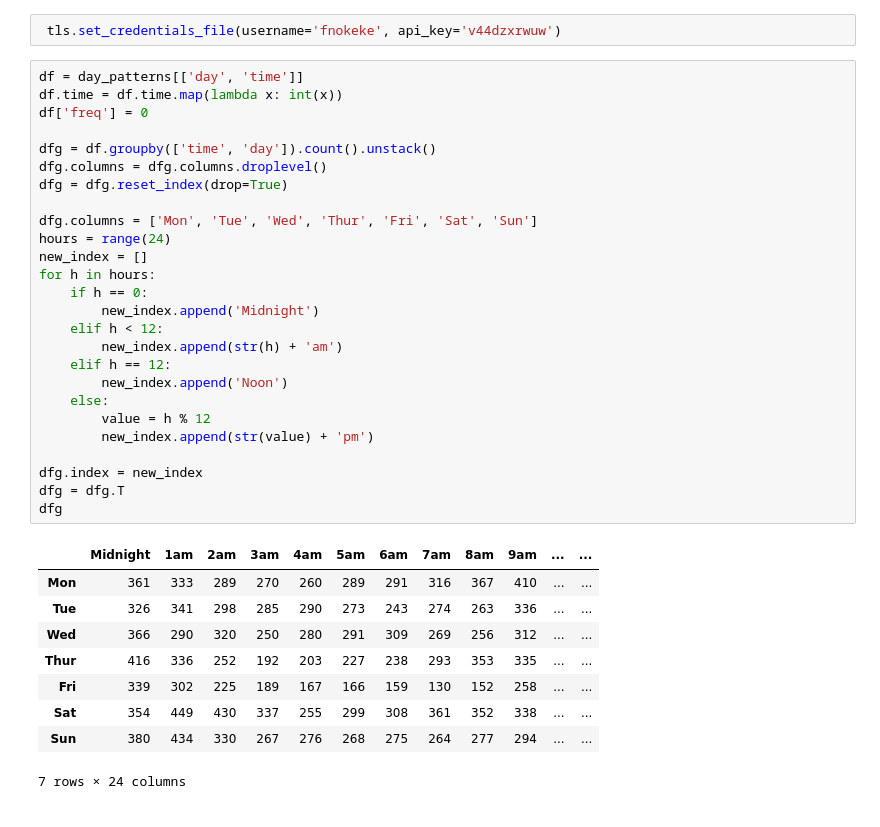
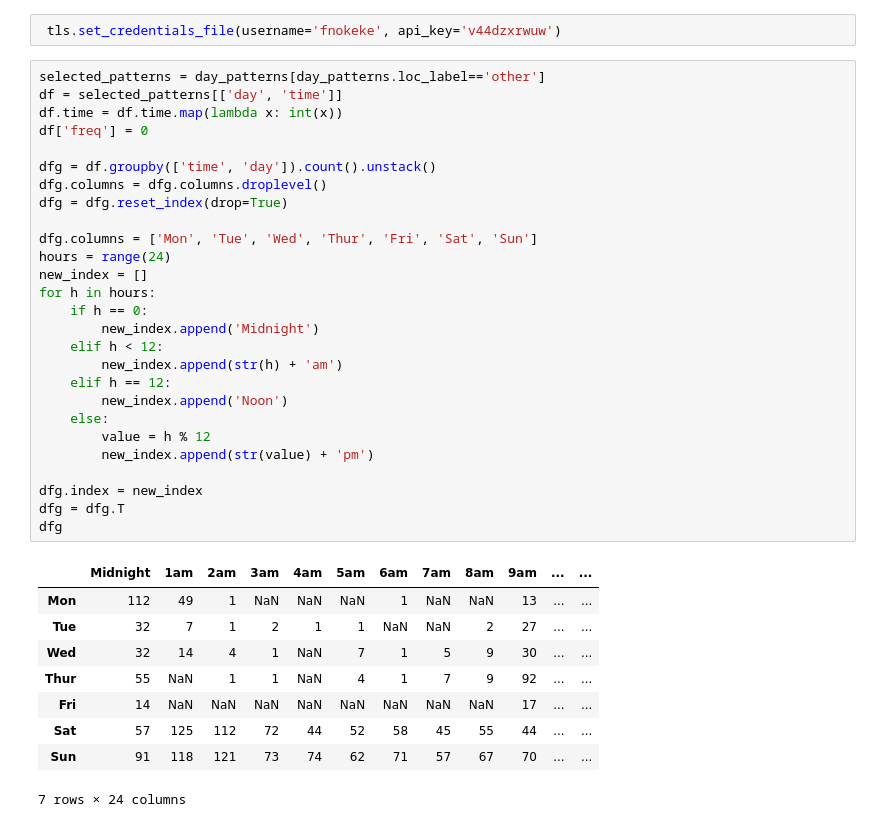
Before and after one commit to fnokeke/student-streams, a Jupyter notebook: src/location-streams.ipynb, the cells around one changed output. Drawn from its saved outputs; the diff is of its cells as text.

```diff
--- a/src/location-streams.ipynb
+++ b/src/location-streams.ipynb
@@ -352,40 +363,41 @@ index_2: 18.
 # %%
  tls.set_credentials_file(username='fnokeke', api_key='v44dzxrwuw')
 # %%
-df = day_patterns[['day', 'time']]
+selected_patterns = day_patterns[day_patterns.loc_label=='other']
+df = selected_patterns[['day', 'time']]
 df.time = df.time.map(lambda x: int(x))
 df['freq'] = 0
 
 dfg = df.groupby(['time', 'day']).count().unstack()
 dfg.columns = dfg.columns.droplevel()
 dfg = dfg.reset_index(drop=True)
 
 dfg.columns = ['Mon', 'Tue', 'Wed', 'Thur', 'Fri', 'Sat', 'Sun']
 hours = range(24)
 new_index = []
 for h in hours:
     if h == 0:
         new_index.append('Midnight')
     elif h < 12:
         new_index.append(str(h) + 'am')
     elif h == 12:
         new_index.append('Noon')
     else:
         value = h % 12
         new_index.append(str(value) + 'pm')
 
 dfg.index = new_index
 dfg = dfg.T
 dfg
 # %% [output]
 |  | Midnight | 1am | 2am | 3am | 4am | 5am | 6am | 7am | 8am | 9am | ... | ... |
-| Mon | 361 | 333 | 289 | 270 | 260 | 289 | 291 | 316 | 367 | 410 | ... | ... |
-| Tue | 326 | 341 | 298 | 285 | 290 | 273 | 243 | 274 | 263 | 336 | ... | ... |
-| Wed | 366 | 290 | 320 | 250 | 280 | 291 | 309 | 269 | 256 | 312 | ... | ... |
-| Thur | 416 | 336 | 252 | 192 | 203 | 227 | 238 | 293 | 353 | 335 | ... | ... |
-| Fri | 339 | 302 | 225 | 189 | 167 | 166 | 159 | 130 | 152 | 258 | ... | ... |
-| Sat | 354 | 449 | 430 | 337 | 255 | 299 | 308 | 361 | 352 | 338 | ... | ... |
-| Sun | 380 | 434 | 330 | 267 | 276 | 268 | 275 | 264 | 277 | 294 | ... | ... |
+| Mon | 112 | 49 | 1 | NaN | NaN | NaN | 1 | NaN | NaN | 13 | ... | ... |
+| Tue | 32 | 7 | 1 | 2 | 1 | 1 | NaN | NaN | 2 | 27 | ... | ... |
+| Wed | 32 | 14 | 4 | 1 | NaN | 7 | 1 | 5 | 9 | 30 | ... | ... |
+| Thur | 55 | NaN | 1 | 1 | NaN | 4 | 1 | 7 | 9 | 92 | ... | ... |
+| Fri | 14 | NaN | NaN | NaN | NaN | NaN | NaN | NaN | NaN | 17 | ... | ... |
+| Sat | 57 | 125 | 112 | 72 | 44 | 52 | 58 | 45 | 55 | 44 | ... | ... |
+| Sun | 91 | 118 | 121 | 73 | 74 | 62 | 71 | 57 | 67 | 70 | ... | ... |
 7 rows × 24 columns
 # %%
 dfg.iplot(kind='heatmap',colorscale='spectral',
```
Also changed, not shown: parts of 2 cells of this notebook, 1 other file.
